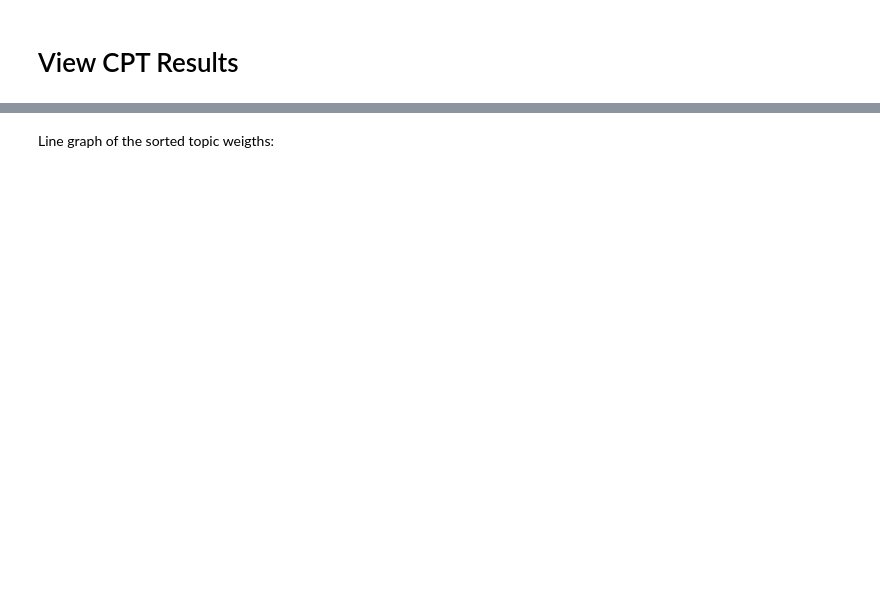
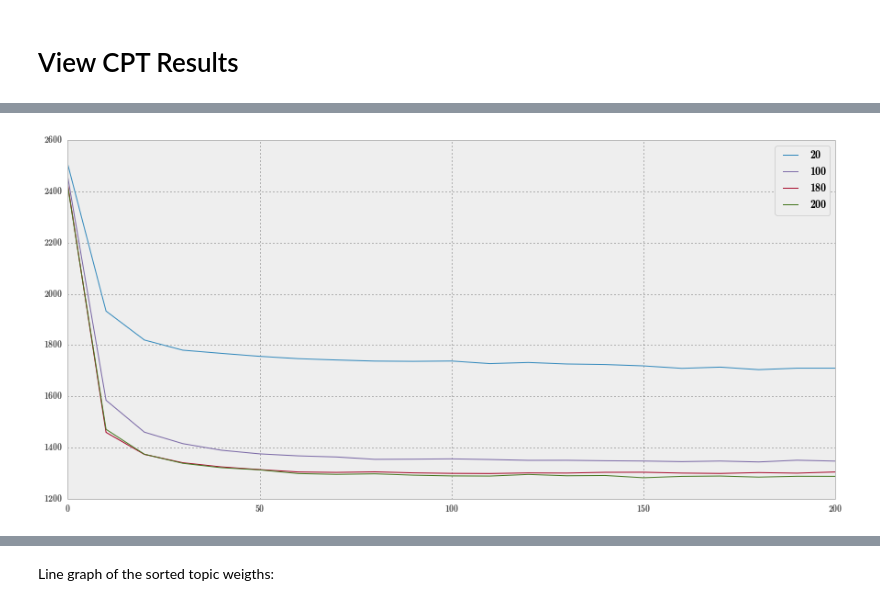
Before and after one commit to jvdzwaan/dilipad, a Jupyter notebook: View_CPT_results.ipynb, the cells around one changed output, grey strips where cells are left out. Cells and saved outputs as stored; diff of their text form; code cells hidden in the pictures; blank space fills up the shorter version.

```diff
--- a/View_CPT_results.ipynb
+++ b/View_CPT_results.ipynb
@@ -12,0 +26,4 @@ plt.rcParams['figure.figsize'] = (20, 7)
+# %%
+perplexity_topic[['20', '100', '180', '200']].plot();
+# %% [output]
+[figure, added]
```
Also changed, not shown: parts of 18 cells of this notebook.
